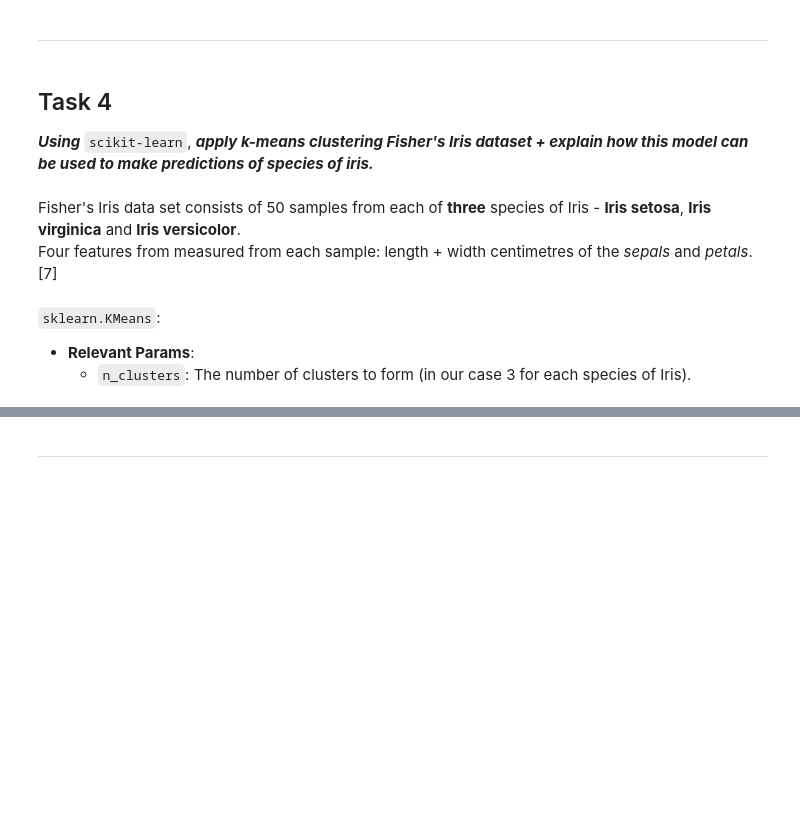
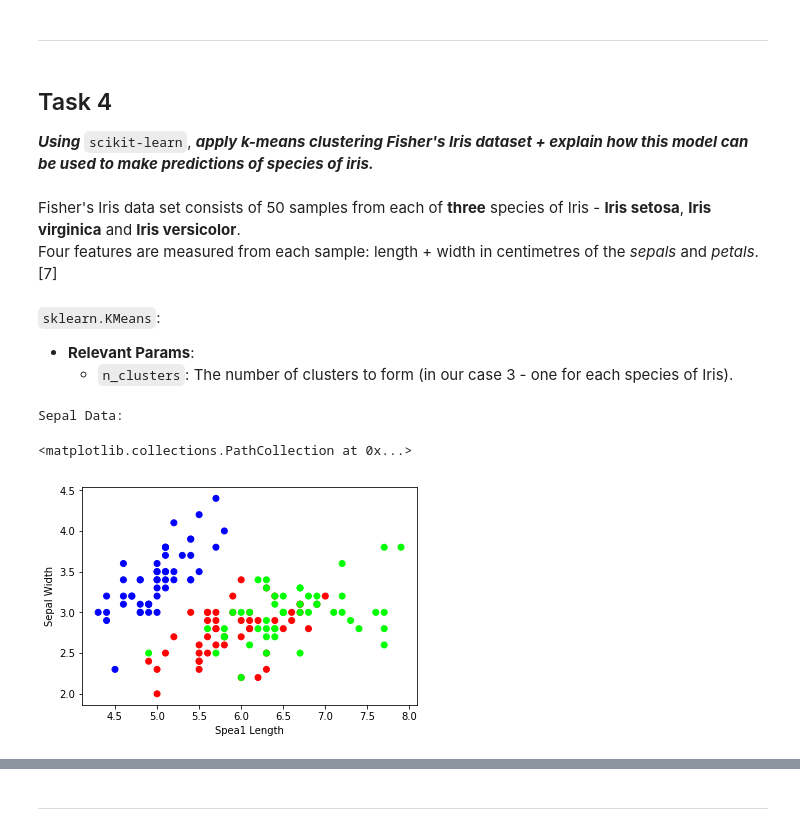
Before and after one commit to charlieconneely/emerging-tech-tasks, a Jupyter notebook: tasks.ipynb, the cells around one changed output, grey strips where cells are left out. Saved outputs shown, nothing was run; the diff lists cells and outputs as text; code cells hidden in the pictures; blank space fills up the shorter version.

Commit message:
retrieved and plotted out sepal + petal data

```diff
--- a/tasks.ipynb
+++ b/tasks.ipynb
@@ -124,8 +124,33 @@ STDEV.S(sample): 15.297058540778355
 ## Task 4
 ***Using*** `scikit-learn`, ***apply k-means clustering Fisher's Iris dataset + explain how this model can be used to make predictions of species of iris.*** <br><br>
 Fisher's Iris data set consists of 50 samples from each of **three** species of Iris - **Iris setosa**, **Iris virginica** and **Iris versicolor**. <br>
-Four features from measured from each sample: length + width centimetres of the *sepals* and *petals*. [7] <br>
+Four features are measured from each sample: length + width in centimetres of the *sepals* and *petals*. [7] <br>
 # %% [markdown]
 `sklearn.KMeans`:
 * **Relevant Params**:
-  * `n_clusters`: The number of clusters to form (in our case 3 for each species of Iris).
+  * `n_clusters`: The number of clusters to form (in our case 3 - one for each species of Iris).
+# %%
+# Supplier of iris data set
+from sklearn import datasets
+
+# Data clustering machine learning algorithm
+import sklearn.cluster as skcl
+
+# Plotting
+import matplotlib.pyplot as plt
+
+# Iris Data Set
+iris_ds = datasets.load_iris()
+
+sepal_data = iris_ds.data[:,:2]
+petal_data = iris_ds.data[:,-2:]
+
+print("Sepal Data:")
+# Plot out Sepal data
+plt.xlabel('Spea1 Length')
+plt.ylabel('Sepal Width')
+plt.scatter(sepal_data[:,0], sepal_data[:,1], c=iris_ds.target, cmap='brg')
+# %% [output]
+Sepal Data:
+<matplotlib.collections.PathCollection at 0x...>
+[figure, added]
```
Also changed, not shown: parts of 2 cells of this notebook.
